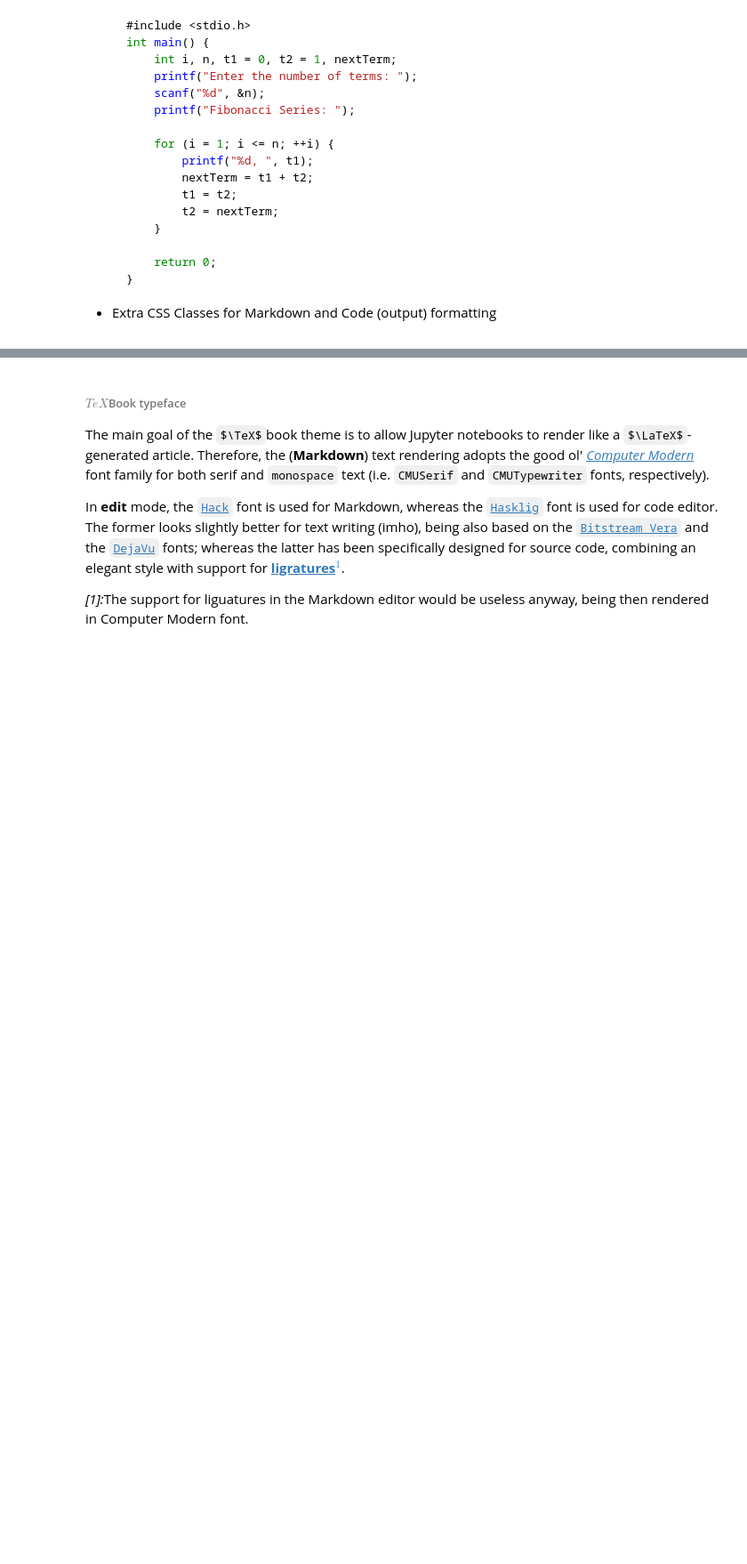
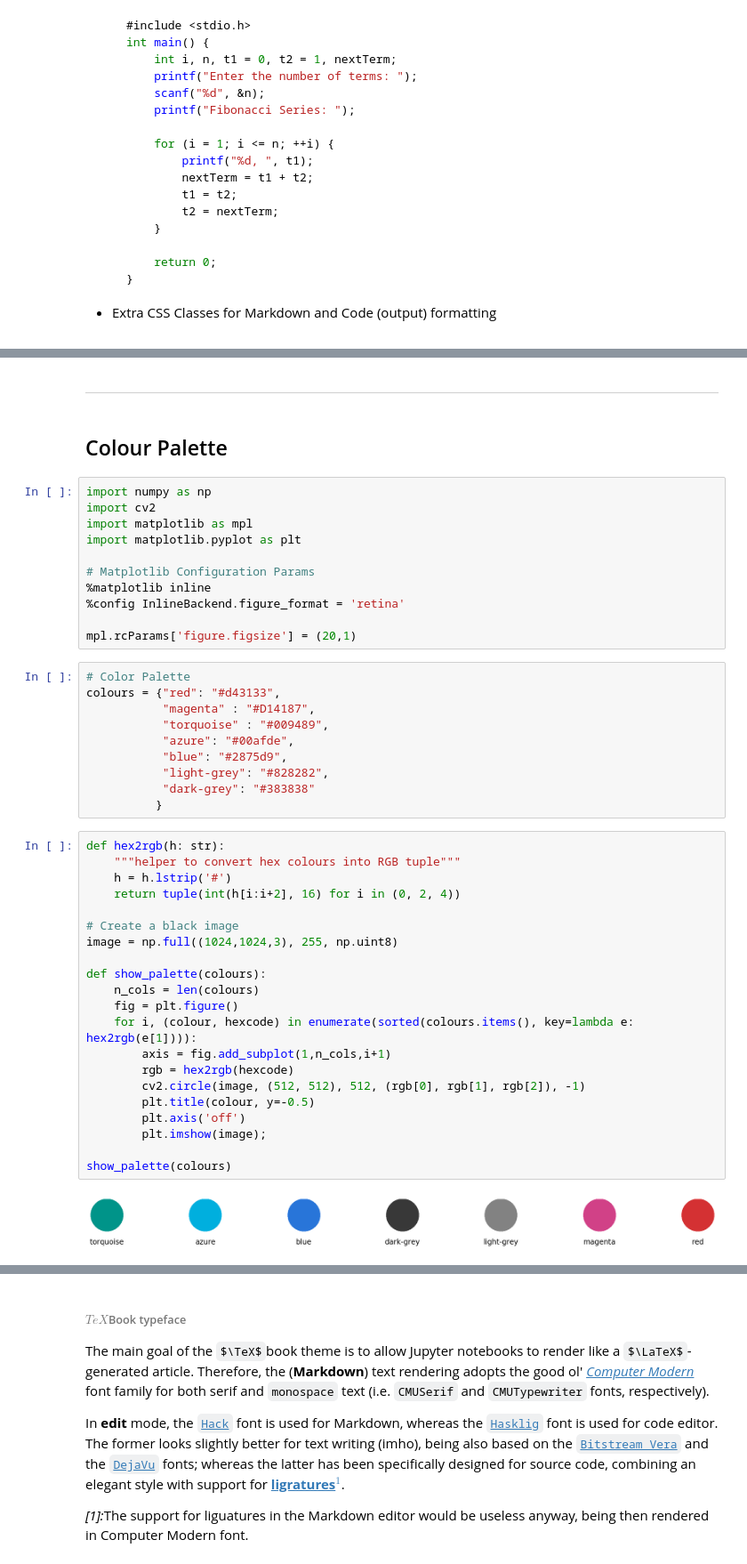
Before and after one commit to leriomaggio/notexbook-jupyter-theme, a Jupyter notebook: TeXbook_Theme_Sample.ipynb, the cells around one changed output, grey strips where cells are left out. Shown at 89% size. Saved outputs shown, nothing was run; the diff lists cells and outputs as text; some formulas as TeX source; blank space fills up the shorter version.

Commit message:
Colour Palette section for notebook and Material design; Completed all extras in Md section

```diff
--- a/TeXbook_Theme_Sample.ipynb
+++ b/TeXbook_Theme_Sample.ipynb
@@ -75,3 +77,52 @@ The $\TeX\text{book}$ Jupyter notebook theme wishes to pay a tribute of gratitud
 - [Miscellaneous](#misc)
 
 - [Credits](#credits)
+# %% [markdown]
+---
+# %% [markdown]
+<a name="colours"></a>
+## Colour Palette
+# %%
+import numpy as np
+import cv2
+import matplotlib as mpl
+import matplotlib.pyplot as plt
+
+# Matplotlib Configuration Params
+%matplotlib inline
+%config InlineBackend.figure_format = 'retina'
+
+mpl.rcParams['figure.figsize'] = (20,1)
+# %%
+# Color Palette
+colours = {"red": "#d43133",
+           "magenta" : "#D14187",
+           "torquoise" : "#009489",
+           "azure": "#00afde",
+           "blue": "#2875d9",
+           "light-grey": "#828282",
+           "dark-grey": "#383838"
+          }
+# %%
+def hex2rgb(h: str):
+    """helper to convert hex colours into RGB tuple"""
+    h = h.lstrip('#')
+    return tuple(int(h[i:i+2], 16) for i in (0, 2, 4))
+
+# Create a black image
+image = np.full((1024,1024,3), 255, np.uint8)
+
+def show_palette(colours):
+    n_cols = len(colours)
+    fig = plt.figure()
+    for i, (colour, hexcode) in enumerate(sorted(colours.items(), key=lambda e: hex2rgb(e[1]))):
+        axis = fig.add_subplot(1,n_cols,i+1)
+        rgb = hex2rgb(hexcode)
+        cv2.circle(image, (512, 512), 512, (rgb[0], rgb[1], rgb[2]), -1)
+        plt.title(colour, y=-0.5)
+        plt.axis('off')
+        plt.imshow(image);
+
+show_palette(colours)
+# %% [output]
+[figure, added]
```
Also changed, not shown: parts of 15 cells of this notebook.
